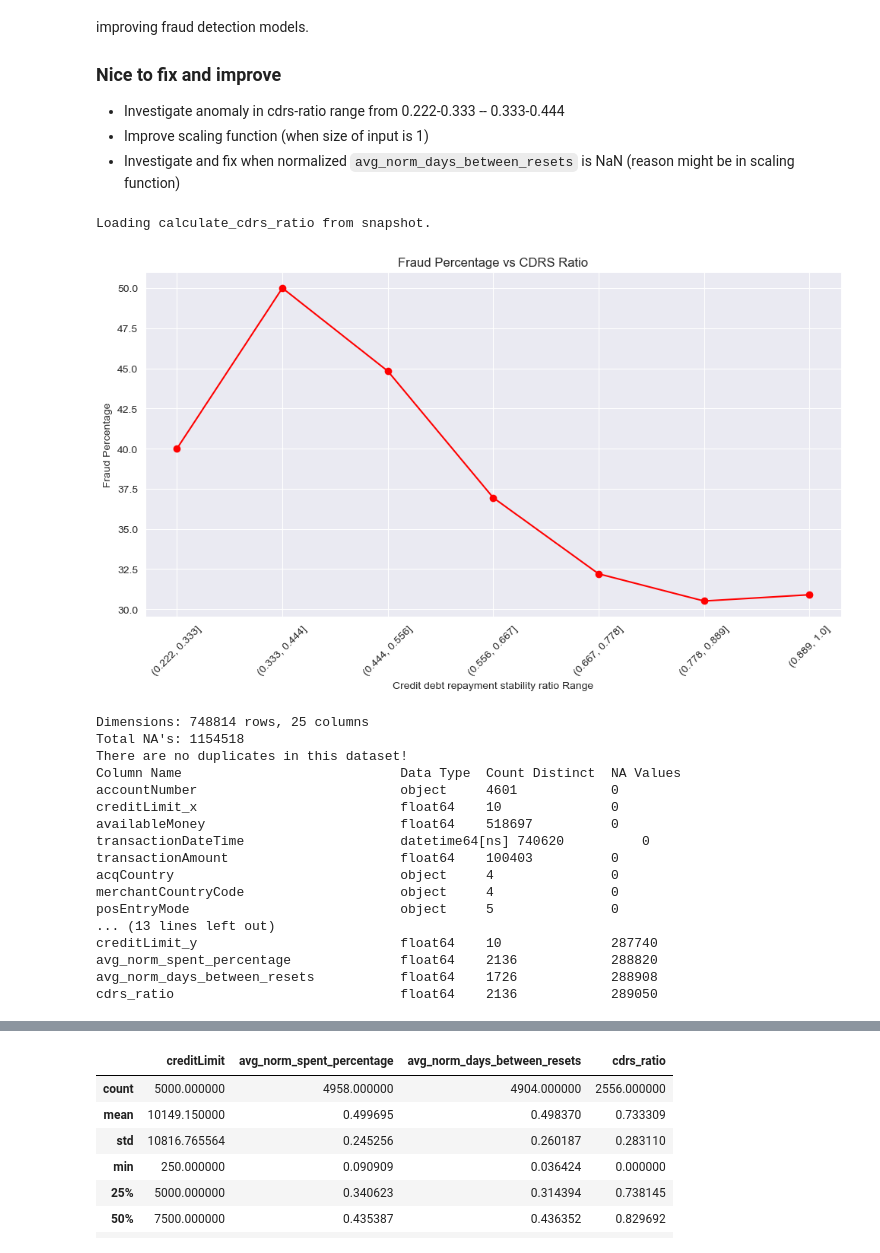
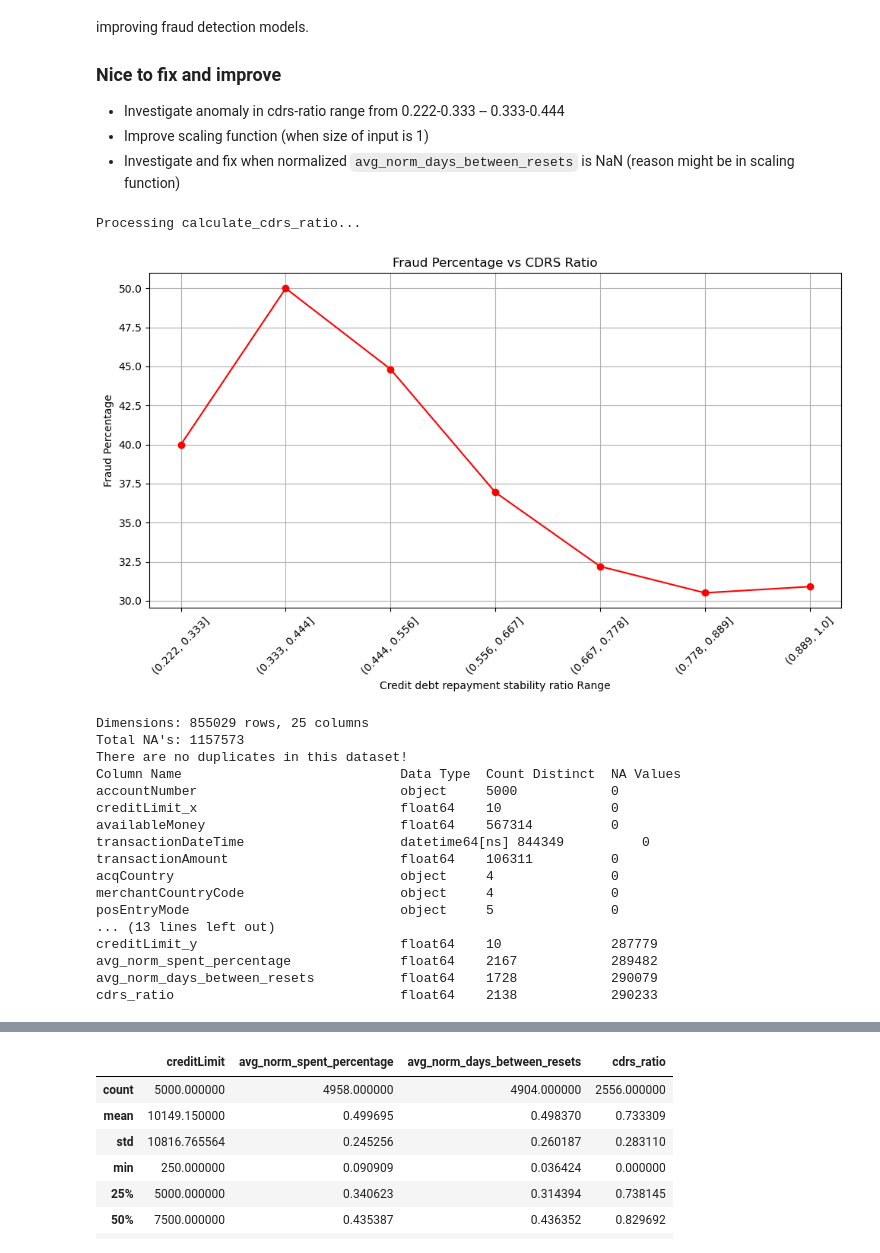
Before and after one commit to Illidan777/FTF-detector, a Jupyter notebook: model/stages/3_feature_engineering.ipynb, the cells around one changed output, grey strips where cells are left out. Drawn from its saved outputs; the diff is of its cells as text; code cells hidden in the pictures.

Commit message:
fixed model evaluation script (Issue #1); updated markdown(Issue #2) update doc (Issue #3); created run script (Issue #4);

```diff
--- a/model/stages/3_feature_engineering.ipynb
+++ b/model/stages/3_feature_engineering.ipynb
@@ -9,7 +9,6 @@ import numpy as np
 import pandas as pd
 from sklearn.preprocessing import LabelEncoder
 from sklearn.utils.class_weight import compute_class_weight
-from imblearn.under_sampling import RandomUnderSampler
 
 # Data Visualization
 import matplotlib.pyplot as plt
@@ -27,13 +26,18 @@ import utils.ModelTrainingAndEvaluationUtils as mteUtils
 import utils.DataTransformationUtils as dtUtils
 import utils.PlottingUtils as pltUtils
 
+# Reload all custom dependencies
 reload(sds)
 reload(edaUtils)
 reload(mteUtils)
 reload(dtUtils)
 reload(pltUtils)
 
-stage_data_io_service = sds.ModelStageService(previous_stage_name=sds.PREPROCESSING_STAGE, current_stage_name=sds.FEATURE_ENGINEERING_STAGE)
+# Create model stage instance
+stage_data_io_service = sds.ModelStageService(
+    previous_stage_name=sds.PREPROCESSING_STAGE,
+    current_stage_name=sds.FEATURE_ENGINEERING_STAGE
+)
 # %% [markdown]
 # Load data
 # %%
@@ -140,7 +149,9 @@ def add_skipped_replenishment_transactions(df):
 
     return result_df
 
-
-# Example call of the function
-df = stage_data_io_service.run_or_load_snapshot_data('add_skipped_replenishment_transactions', add_skipped_replenishment_transactions, df, recreate_snapshot=False)
+df = stage_data_io_service.run_or_load_snapshot_data('add_skipped_replenishment_transactions',
+                                                     add_skipped_replenishment_transactions,
+                                                     df,
+                                                     recreate_snapshot=False
+                                                     )
 # %% [output]
@@ -288,75 +300,66 @@ def calculate_fraud_stats(df, stability_stats):
     return fraud_stats
 
 def calculate_cdrs_ratio(df, credit_cover_threshold):
-    """
-    Calculates the credit debt repayment stability coefficient for each account and visualizes fraud probability based on the coefficient.
-
-    Parameters:
-    df: DataFrame containing transaction data for various accounts.
-    credit_cover_threshold (ex. 0.2, 0.7, 1): float, the percentage threshold for considering replenishment transactions to be included in
-    stability calculations. Only replenishment transactions that result in an available balance exceeding
-    credit_cover_threshold% of the credit limit will be considered.
-
-    Returns:
-    Updated DataFrame with stability coefficient added, and fraud statistics DataFrame.
-    """
     df = df.sort_values(['accountNumber', 'transactionDateTime'])
 
     stability_data = []
 
     # Loop through each account and calculate stability coefficient
     for account, transactions in df.groupby('accountNumber'):
         transactions = transactions.reset_index(drop=True)
 
         # Find indices where credit limit is reset (repaid based on the X percent threshold)
         reset_indices = transactions[
             (transactions['transactionType'] == 'REPLENISHMENT') &
             ((transactions['transactionAmount'] + transactions['availableMoney']) >= transactions[
                 'creditLimit'] * credit_cover_threshold)
             ].index.tolist()
 
         if len(reset_indices) < 2:
             continue  # Skip accounts with insufficient data for calculation. Ratio for these account will be predicted by other model
 
         calculate_account_stability_stats(account, transactions, reset_indices, stability_data)
 
     # Create DataFrame with stability coefficients for each account
     stability_stats = pd.DataFrame(stability_data)
 
     fraud_stats = calculate_fraud_stats(df, stability_stats)
 
     # Add stability coefficient to the original DataFrame
     df = df.merge(stability_stats, on='accountNumber', how='left')
 
     return df, fraud_stats, stability_stats
 
-
-# Call the function to analyze and visualize
-# df_with_stability, fraud_stats, tuned_stability_stats = calculate_cdrs_ratio(df, credit_cover_threshold=1)
-df_with_stability, fraud_stats, tuned_stability_stats = stage_data_io_service.run_or_load_snapshot_data('calculate_cdrs_ratio', calculate_cdrs_ratio, df, 1, recreate_snapshot=False)
+df_with_stability, fraud_stats, tuned_stability_stats = stage_data_io_service.run_or_load_snapshot_data(
+    'calculate_cdrs_ratio',
+    calculate_cdrs_ratio,
+    df,
+    1,
+    recreate_snapshot=False
+)
 visualize_fraud_vs_cdrs_ratio(fraud_stats)
 # %% [output]
-Loading calculate_cdrs_ratio from snapshot.
+Processing calculate_cdrs_ratio...
-[figure, old version]
+[figure, new version]
 # %%
 edaUtils.data_summary(df_with_stability)
 # %% [output]
-Dimensions: 748814 rows, 25 columns
-Total NA's: 1154518
+Dimensions: 855029 rows, 25 columns
+Total NA's: 1157573
 There are no duplicates in this dataset!
 Column Name                            Data Type  Count Distinct  NA Values
-accountNumber                          object     4601            0
+accountNumber                          object     5000            0
 creditLimit_x                          float64    10              0
-availableMoney                         float64    518697          0
-transactionDateTime                    datetime64[ns] 740620          0
-transactionAmount                      float64    100403          0
+availableMoney                         float64    567314          0
+transactionDateTime                    datetime64[ns] 844349          0
+transactionAmount                      float64    106311          0
 acqCountry                             object     4               0
 merchantCountryCode                    object     4               0
 posEntryMode                           object     5               0
 ... (13 lines left out)
-creditLimit_y                          float64    10              287740
-avg_norm_spent_percentage              float64    2136            288820
-avg_norm_days_between_resets           float64    1726            288908
-cdrs_ratio                             float64    2136            289050
+creditLimit_y                          float64    10              287779
+avg_norm_spent_percentage              float64    2167            289482
+avg_norm_days_between_resets           float64    1728            290079
+cdrs_ratio                             float64    2138            290233
 # %% [markdown]
 ## Predicting CDRS ratio for account with insufficient replenishments according to threshold
```
Also changed, not shown: parts of 61 cells of this notebook, 13 other files.
